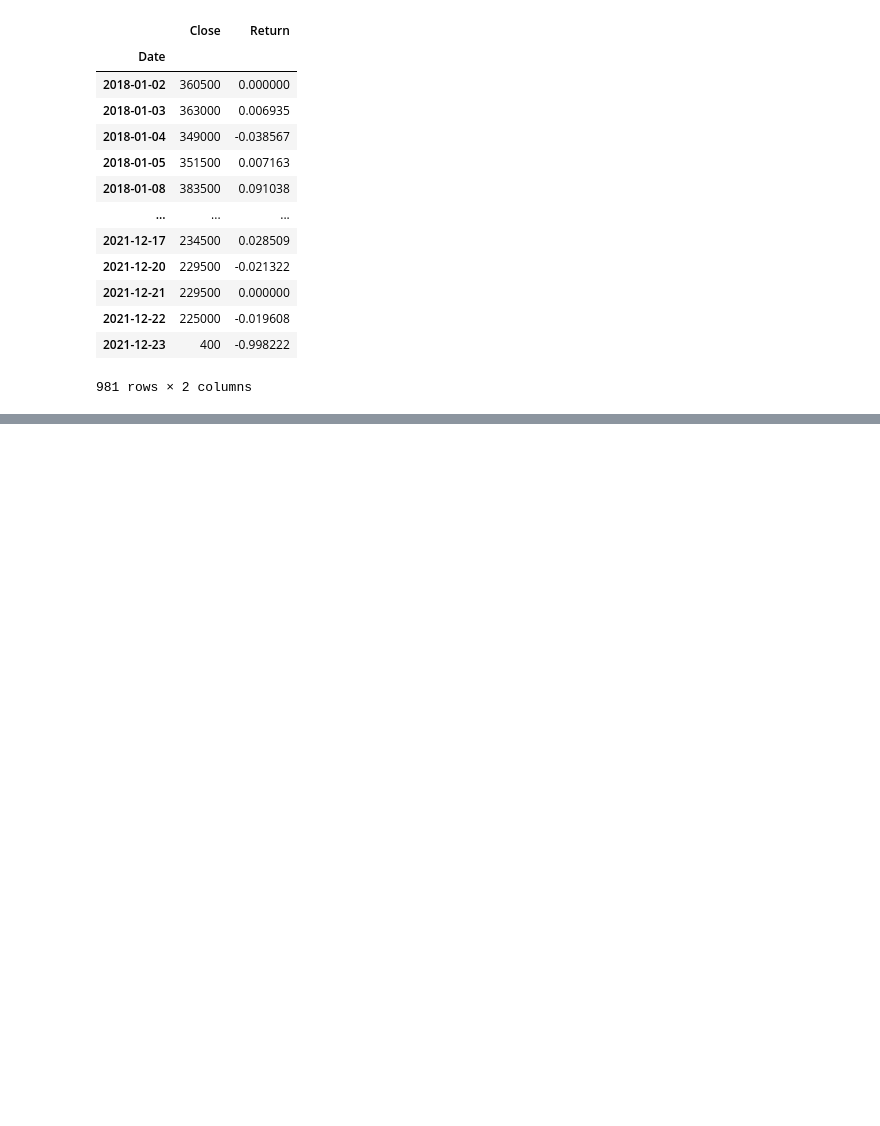
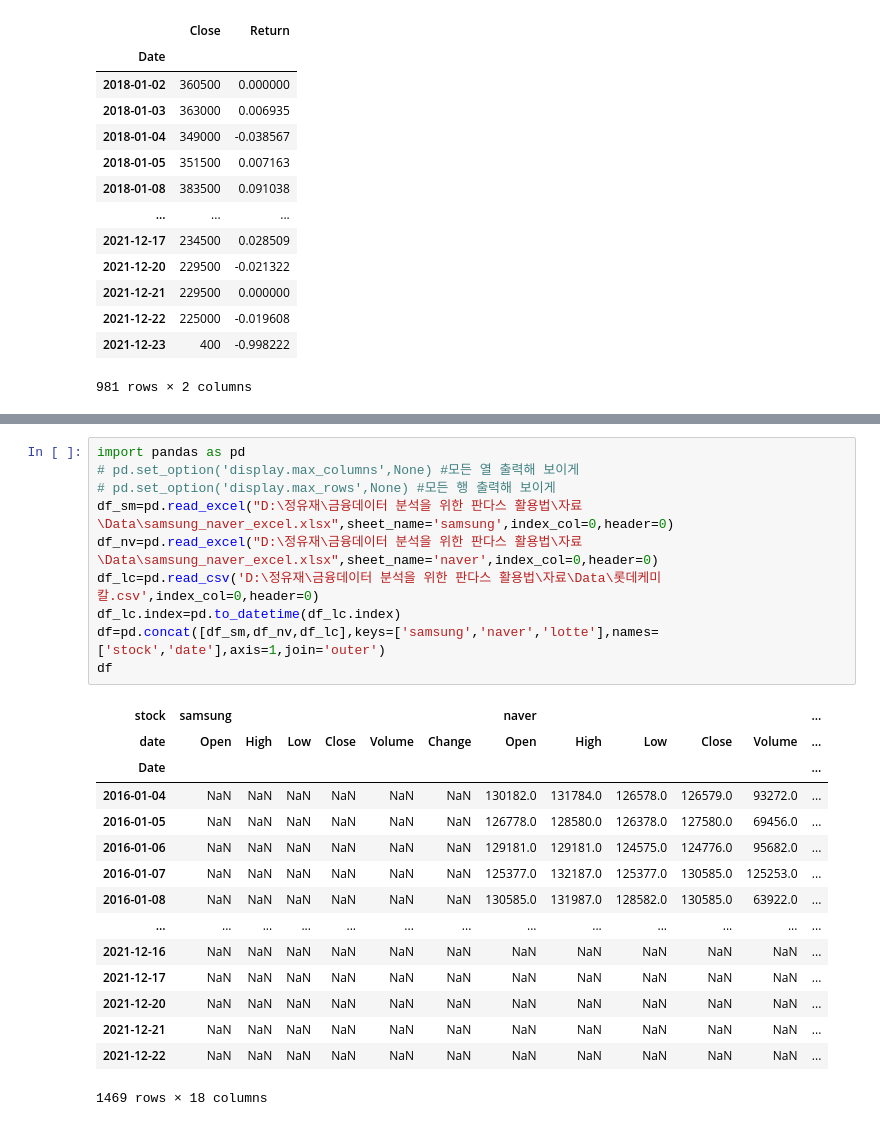
Before and after one commit to JeongYujae/Pandas_10Y-RATE_ETF_DATA, a Jupyter notebook: 데이터프레임 수업정리.ipynb, the cells around one changed output, grey strips where cells are left out. Drawn from its saved outputs; the diff is of its cells as text; blank space fills up the shorter version.

```diff
--- a/데이터프레임 수업정리.ipynb
+++ b/데이터프레임 수업정리.ipynb
@@ -190,0 +272,26 @@ See the caveats in the documentation: https://pandas.pydata.org/pandas-docs/stab
+# %%
+import pandas as pd
+# pd.set_option('display.max_columns',None) #모든 열 출력해 보이게
+# pd.set_option('display.max_rows',None) #모든 행 출력해 보이게
+df_sm=pd.read_excel("D:\정유재\금융데이터 분석을 위한 판다스 활용법\자료\Data\samsung_naver_excel.xlsx",sheet_name='samsung',index_col=0,header=0)
+df_nv=pd.read_excel("D:\정유재\금융데이터 분석을 위한 판다스 활용법\자료\Data\samsung_naver_excel.xlsx",sheet_name='naver',index_col=0,header=0)
+df_lc=pd.read_csv('D:\정유재\금융데이터 분석을 위한 판다스 활용법\자료\Data\롯데케미칼.csv',index_col=0,header=0)
+df_lc.index=pd.to_datetime(df_lc.index)
+df=pd.concat([df_sm,df_nv,df_lc],keys=['samsung','naver','lotte'],names=['stock','date'],axis=1,join='outer')
+df
+# %% [output]
+| stock | samsung |  |  |  |  |  | naver |  |  |  |  | ... |
+| date | Open | High | Low | Close | Volume | Change | Open | High | Low | Close | Volume | ... |
+| Date |  |  |  |  |  |  |  |  |  |  |  | ... |
+| 2016-01-04 | NaN | NaN | NaN | NaN | NaN | NaN | 130182.0 | 131784.0 | 126578.0 | 126579.0 | 93272.0 | ... |
+| 2016-01-05 | NaN | NaN | NaN | NaN | NaN | NaN | 126778.0 | 128580.0 | 126378.0 | 127580.0 | 69456.0 | ... |
+| 2016-01-06 | NaN | NaN | NaN | NaN | NaN | NaN | 129181.0 | 129181.0 | 124575.0 | 124776.0 | 95682.0 | ... |
+| 2016-01-07 | NaN | NaN | NaN | NaN | NaN | NaN | 125377.0 | 132187.0 | 125377.0 | 130585.0 | 125253.0 | ... |
+| 2016-01-08 | NaN | NaN | NaN | NaN | NaN | NaN | 130585.0 | 131987.0 | 128582.0 | 130585.0 | 63922.0 | ... |
+| ... | ... | ... | ... | ... | ... | ... | ... | ... | ... | ... | ... | ... |
+| 2021-12-16 | NaN | NaN | NaN | NaN | NaN | NaN | NaN | NaN | NaN | NaN | NaN | ... |
+| 2021-12-17 | NaN | NaN | NaN | NaN | NaN | NaN | NaN | NaN | NaN | NaN | NaN | ... |
+| 2021-12-20 | NaN | NaN | NaN | NaN | NaN | NaN | NaN | NaN | NaN | NaN | NaN | ... |
+| 2021-12-21 | NaN | NaN | NaN | NaN | NaN | NaN | NaN | NaN | NaN | NaN | NaN | ... |
+| 2021-12-22 | NaN | NaN | NaN | NaN | NaN | NaN | NaN | NaN | NaN | NaN | NaN | ... |
+1469 rows × 18 columns
```
Also changed, not shown: parts of 38 cells of this notebook, 1 other file.
